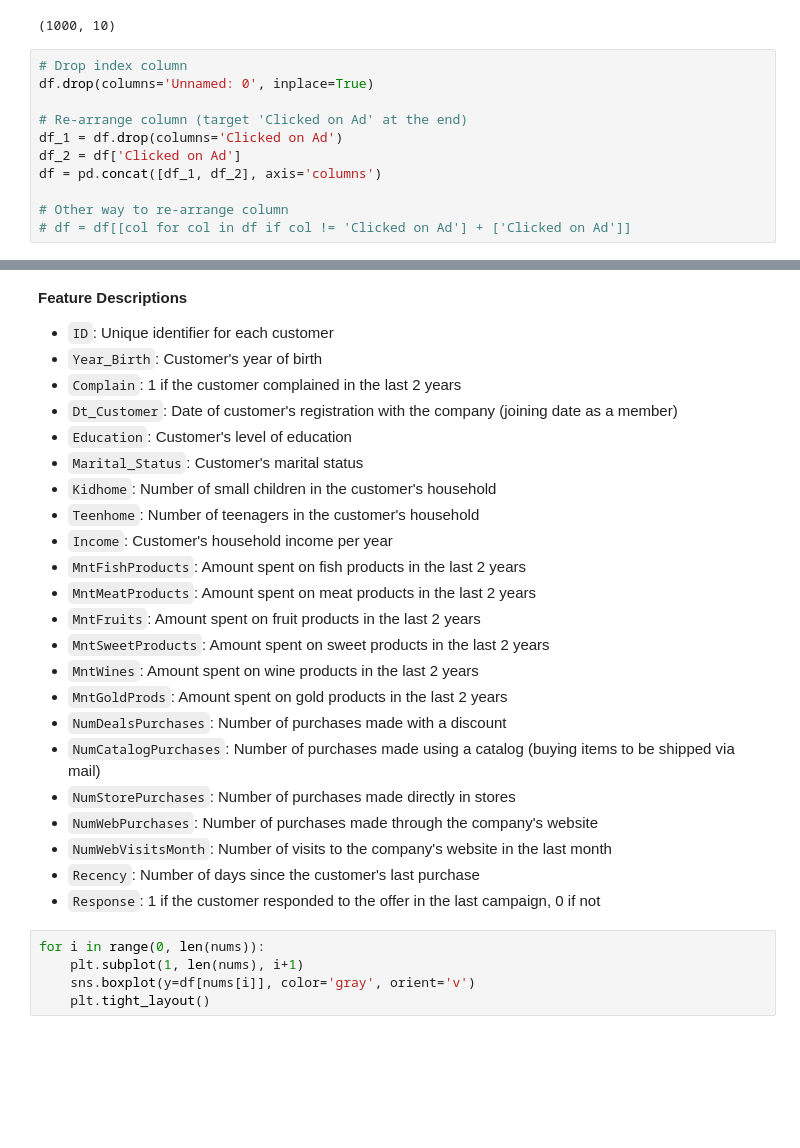
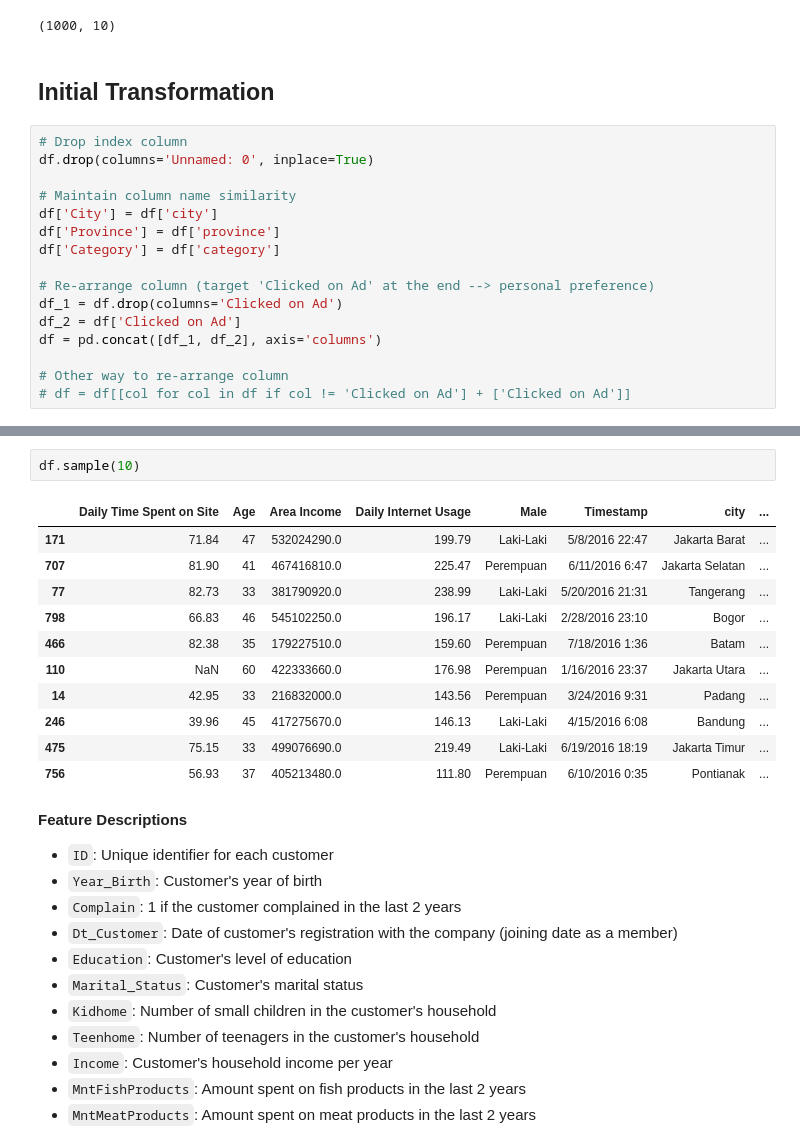
Before and after one commit to mcikalmerdeka/Predict-Customer-Clicked-Ads-Classification-By-Using-Machine-Learning, a Jupyter notebook: Clicked Ads Classification.ipynb, the cells around one changed output, grey strips where cells are left out. Cells and saved outputs as stored; diff of their text form; blank space fills up the shorter version.

```diff
--- a/Clicked Ads Classification.ipynb
+++ b/Clicked Ads Classification.ipynb
@@ -47,11 +47,18 @@ df.sample(10)
 df.shape
 # %% [output]
 (1000, 10)
+# %% [markdown]
+## Initial Transformation
 # %%
 # Drop index column
 df.drop(columns='Unnamed: 0', inplace=True)
 
-# Re-arrange column (target 'Clicked on Ad' at the end)
+# Maintain column name similarity
+df['City'] = df['city']
+df['Province'] = df['province']
+df['Category'] = df['category']
+
+# Re-arrange column (target 'Clicked on Ad' at the end --> personal preference)
 df_1 = df.drop(columns='Clicked on Ad')
 df_2 = df['Clicked on Ad']
 df = pd.concat([df_1, df_2], axis='columns')
@@ -92,6 +99,20 @@ desc_df
 | 7 | province | object | 0 | 0.0 | 0 | 16 | [Daerah Khusus Ibukota Jakarta, B... |
 | 8 | category | object | 0 | 0.0 | 0 | 10 | [Furniture, Food, Electronic, Hou... |
 | 9 | Clicked on Ad | object | 0 | 0.0 | 0 | 2 | [No, Yes] |
+# %%
+df.sample(10)
+# %% [output]
+|  | Daily Time Spent on Site | Age | Area Income | Daily Internet Usage | Male | Timestamp | city | ... |
+| 171 | 71.84 | 47 | 532024290.0 | 199.79 | Laki-Laki | 5/8/2016 22:47 | Jakarta Barat | ... |
+| 707 | 81.90 | 41 | 467416810.0 | 225.47 | Perempuan | 6/11/2016 6:47 | Jakarta Selatan | ... |
+| 77 | 82.73 | 33 | 381790920.0 | 238.99 | Laki-Laki | 5/20/2016 21:31 | Tangerang | ... |
+| 798 | 66.83 | 46 | 545102250.0 | 196.17 | Laki-Laki | 2/28/2016 23:10 | Bogor | ... |
+| 466 | 82.38 | 35 | 179227510.0 | 159.60 | Perempuan | 7/18/2016 1:36 | Batam | ... |
+| 110 | NaN | 60 | 422333660.0 | 176.98 | Perempuan | 1/16/2016 23:37 | Jakarta Utara | ... |
+| 14 | 42.95 | 33 | 216832000.0 | 143.56 | Perempuan | 3/24/2016 9:31 | Padang | ... |
+| 246 | 39.96 | 45 | 417275670.0 | 146.13 | Laki-Laki | 4/15/2016 6:08 | Bandung | ... |
+| 475 | 75.15 | 33 | 499076690.0 | 219.49 | Laki-Laki | 6/19/2016 18:19 | Jakarta Timur | ... |
+| 756 | 56.93 | 37 | 405213480.0 | 111.80 | Perempuan | 6/10/2016 0:35 | Pontianak | ... |
 # %% [markdown]
 **Feature Descriptions**
 
@@ -106,19 +127,3 @@ desc_df
 - `Income`: Customer's household income per year
 - `MntFishProducts`: Amount spent on fish products in the last 2 years
 - `MntMeatProducts`: Amount spent on meat products in the last 2 years
-- `MntFruits`: Amount spent on fruit products in the last 2 years
-- `MntSweetProducts`: Amount spent on sweet products in the last 2 years
-- `MntWines`: Amount spent on wine products in the last 2 years
-- `MntGoldProds`: Amount spent on gold products in the last 2 years
-- `NumDealsPurchases`: Number of purchases made with a discount
-- `NumCatalogPurchases`: Number of purchases made using a catalog (buying items to be shipped via mail)
-- `NumStorePurchases`: Number of purchases made directly in stores
-- `NumWebPurchases`: Number of purchases made through the company's website
-- `NumWebVisitsMonth`: Number of visits to the company's website in the last month
-- `Recency`: Number of days since the customer's last purchase
-- `Response`: 1 if the customer responded to the offer in the last campaign, 0 if not
-# %%
-for i in range(0, len(nums)):
-    plt.subplot(1, len(nums), i+1)
-    sns.boxplot(y=df[nums[i]], color='gray', orient='v')
-    plt.tight_layout()
```
Also changed, not shown: parts of 6 cells of this notebook.
